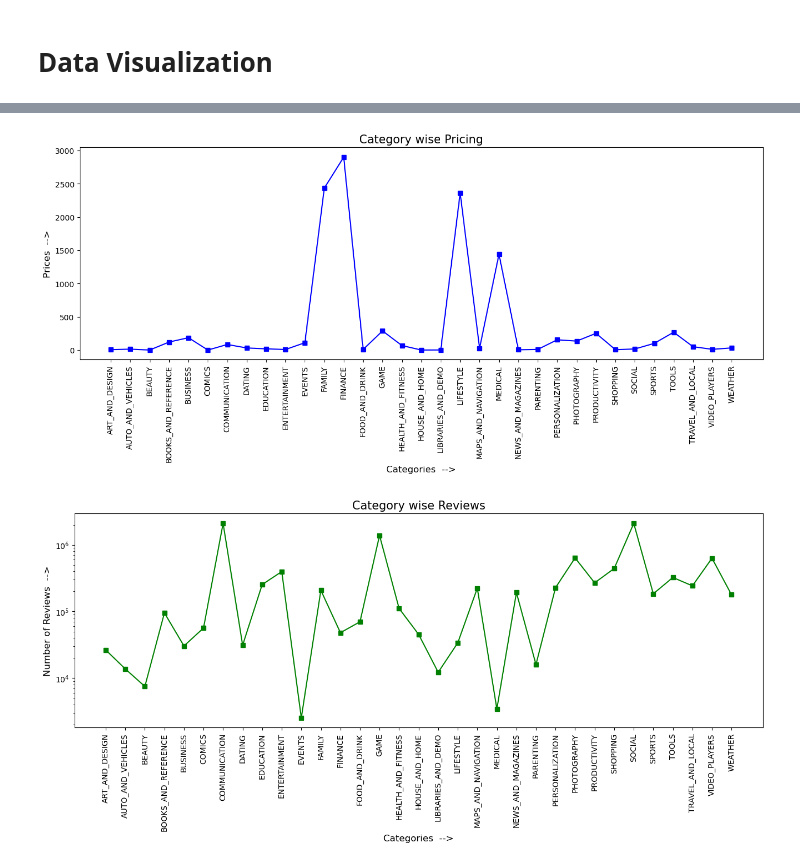
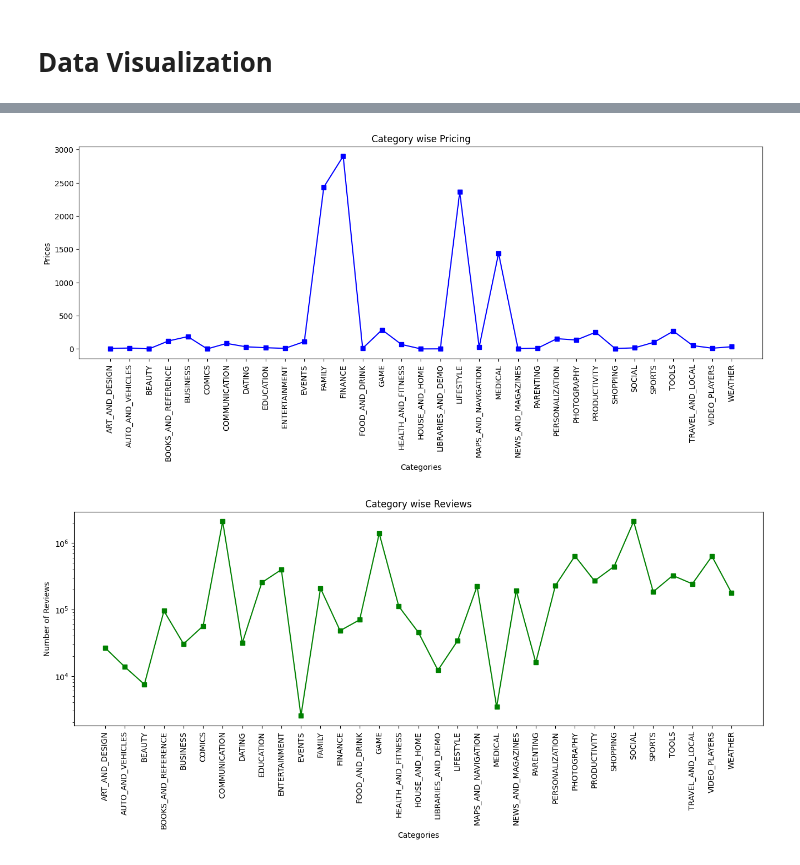
Before and after one commit to vartika7/EDA---Google-App-Store, a Jupyter notebook: Google Play Store Analysis.ipynb, the cells around one changed output, grey strips where cells are left out. Drawn from its saved outputs; the diff is of its cells as text; code cells hidden in the pictures.

```diff
--- a/Google Play Store Analysis.ipynb
+++ b/Google Play Store Analysis.ipynb
@@ -278,9 +310,9 @@ Text(0.5, 1.0, 'Content Rating Distribution')
 # %%
 grp = google_data.groupby('Category')
-w = grp['Installs'].agg(np.mean)
-x = grp['Rating'].agg(np.mean)
-y = grp['Price'].agg(np.sum)
-z = grp['Reviews'].agg(np.mean)
+w = grp['Installs'].mean()
+x = grp['Rating'].mean()
+y = grp['Price'].sum()
+z = grp['Reviews'].mean()
 # %%
 plt.figure(figsize=(16,5))
 plt.plot(w,'rs')
@@ -307,23 +344,23 @@ plt.show()
 # %%
 plt.figure(figsize=(16,5))
 plt.plot(y, 'bs')
 plt.plot(y, color='b')
 plt.xticks(rotation=90)
-plt.title('Category wise Pricing', fontsize=15)
-plt.xlabel('Categories  -->', fontsize=12)
-plt.ylabel('Prices  -->', fontsize=12)
+plt.title('Category wise Pricing')
+plt.xlabel('Categories')
+plt.ylabel('Prices')
 plt.show()
 # %% [output]
-[figure, old version]
+[figure, new version]
 # %%
 plt.figure(figsize=(16,5))
 plt.plot(z,'gs')
 plt.plot(z, color='g')
 plt.xticks(rotation=90)
-plt.title('Category wise Reviews', fontsize=15)
-plt.xlabel('Categories  -->', fontsize=12)
-plt.ylabel('Number of Reviews  -->', fontsize=12)
+plt.title('Category wise Reviews')
+plt.xlabel('Categories')
+plt.ylabel('Number of Reviews')
 plt.yscale('log')
 plt.show()
 # %% [output]
-[figure, old version]
+[figure, new version]
```
Also changed, not shown: parts of 10 cells of this notebook, 1 other file.
